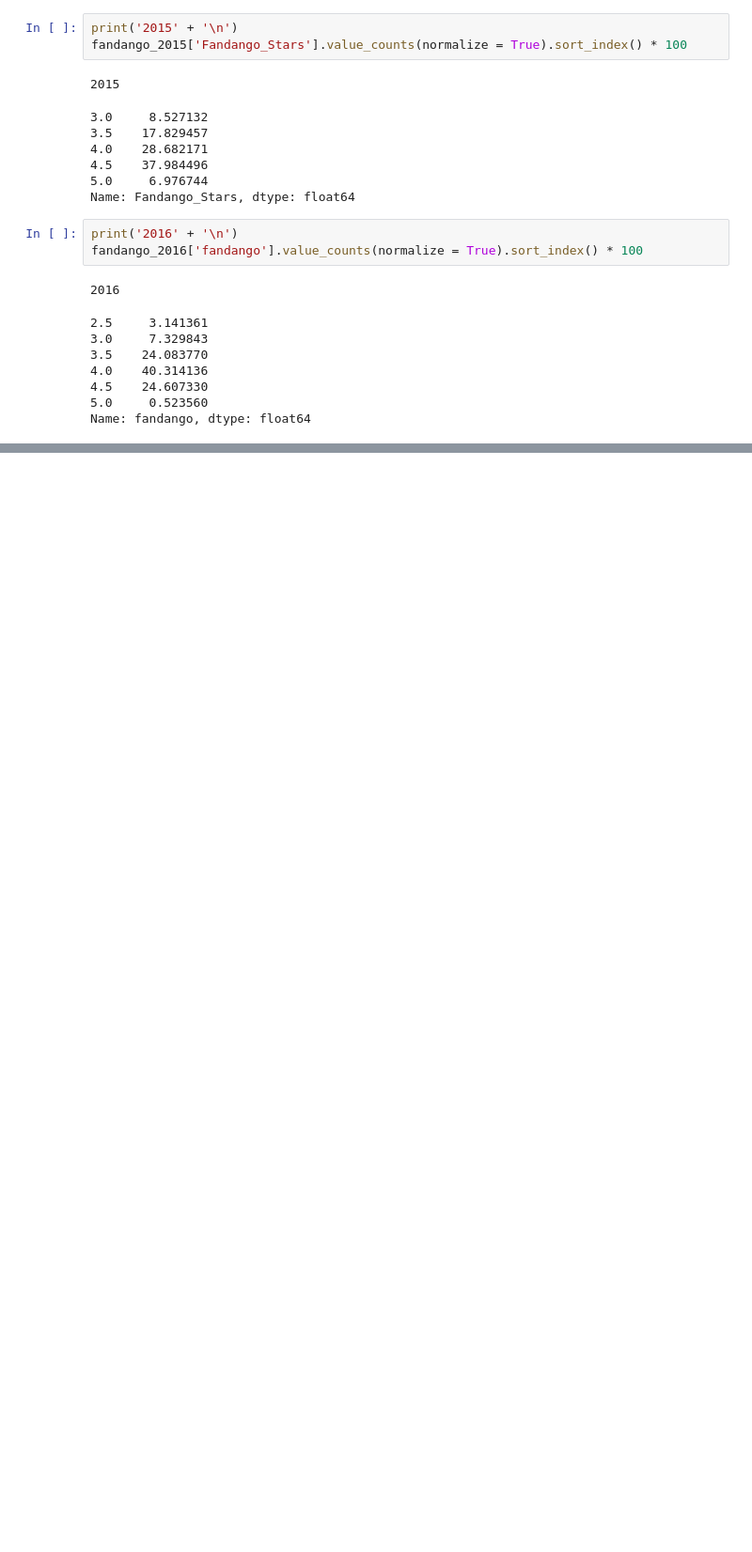
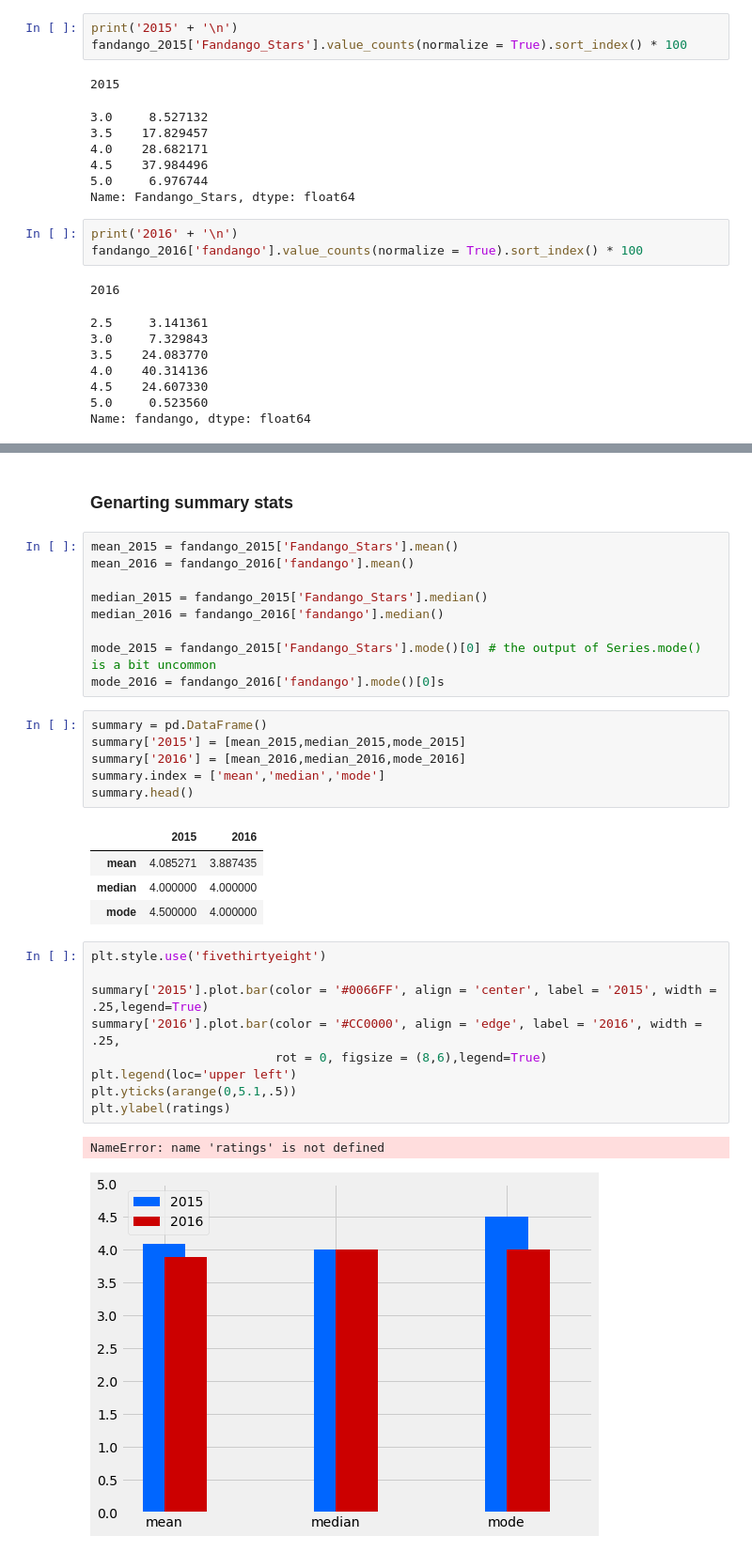
Before and after one commit to ayaan2525/Fandango-Movie-Ratings-Comparison, a Jupyter notebook: Analysing Fandago Movie ratings.ipynb, the cells around one changed output, grey strips where cells are left out. Shown at 94% size. Drawn from its saved outputs; the diff is of its cells as text; blank space fills up the shorter version.

Commit message:
Mean rating compared

```diff
--- a/Analysing Fandago Movie ratings.ipynb
+++ b/Analysing Fandago Movie ratings.ipynb
@@ -139,0 +150,34 @@ The minimum rating is also lower in 2016 — 2.5 instead of 3 stars, the minimum
+# %% [markdown]
+### Genarting summary stats
+# %%
+mean_2015 = fandango_2015['Fandango_Stars'].mean()
+mean_2016 = fandango_2016['fandango'].mean()
+
+median_2015 = fandango_2015['Fandango_Stars'].median()
+median_2016 = fandango_2016['fandango'].median()
+
+mode_2015 = fandango_2015['Fandango_Stars'].mode()[0] # the output of Series.mode() is a bit uncommon
+mode_2016 = fandango_2016['fandango'].mode()[0]s
+# %%
+summary = pd.DataFrame()
+summary['2015'] = [mean_2015,median_2015,mode_2015]
+summary['2016'] = [mean_2016,median_2016,mode_2016]
+summary.index = ['mean','median','mode']
+summary.head()
+# %% [output]
+|  | 2015 | 2016 |
+| mean | 4.085271 | 3.887435 |
+| median | 4.000000 | 4.000000 |
+| mode | 4.500000 | 4.000000 |
+# %%
+plt.style.use('fivethirtyeight')
+
+summary['2015'].plot.bar(color = '#0066FF', align = 'center', label = '2015', width = .25,legend=True)
+summary['2016'].plot.bar(color = '#CC0000', align = 'edge', label = '2016', width = .25,
+                         rot = 0, figsize = (8,6),legend=True)
+plt.legend(loc='upper left')
+plt.yticks(arange(0,5.1,.5))
+plt.ylabel(ratings)
+# %% [output]
+NameError: name 'ratings' is not defined
+[figure, added]
```
Also changed, not shown: parts of 3 cells of this notebook.
